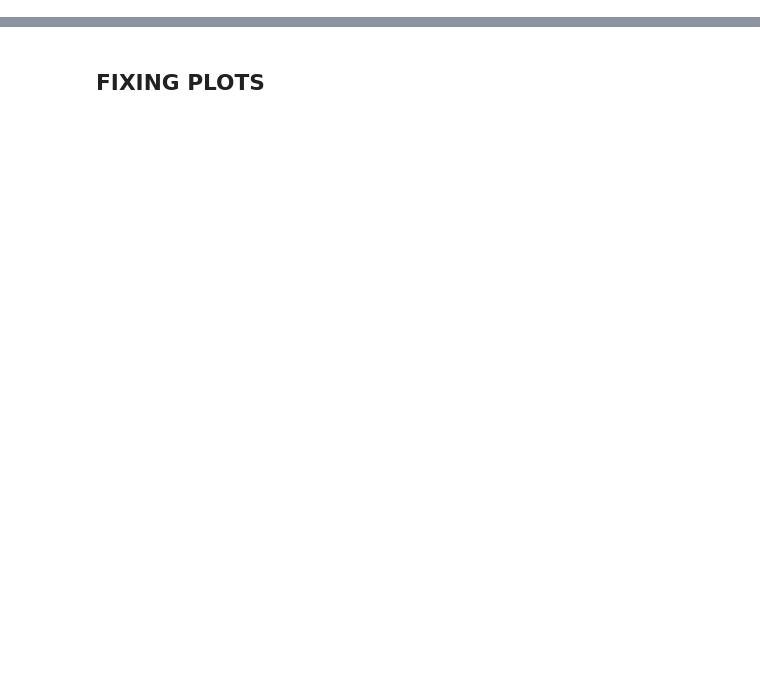
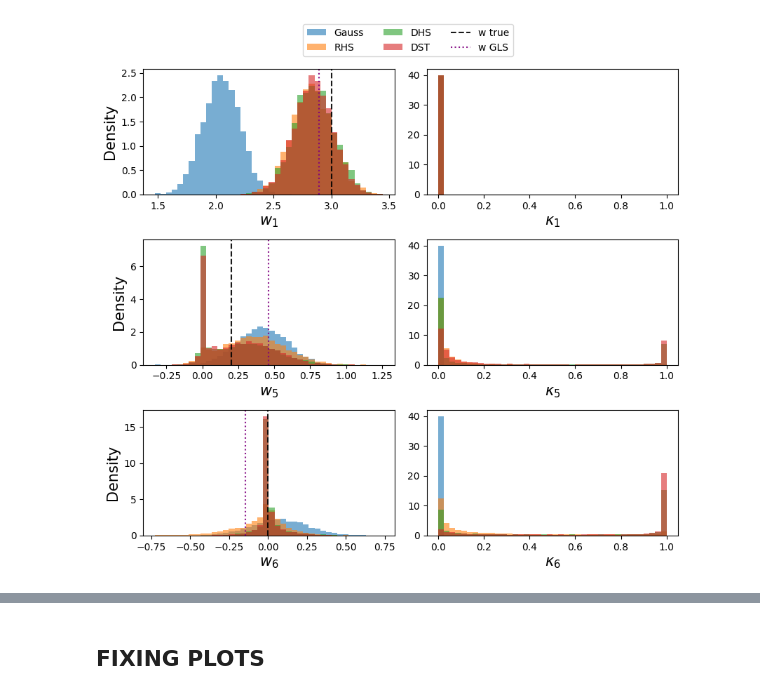
Before and after one commit to AugustArnstad/shrinkage_priors_in_BNNs, a Jupyter notebook: linreg.ipynb, the cells around one changed output, grey strips where cells are left out. Saved outputs shown, nothing was run; the diff lists cells and outputs as text; code cells hidden in the pictures; blank space fills up the shorter version.

```diff
--- a/linreg.ipynb
+++ b/linreg.ipynb
@@ -322,13 +360,13 @@ def common_bins(*arrays, bins=40, range=None):
     data = np.concatenate([a.ravel() for a in arrays])
     return np.histogram_bin_edges(data, bins=bins, range=range)
 
-fig, axes = plt.subplots(len(idxs), 2, figsize=(8, 8), sharex=False, sharey=False)
-fig.suptitle(
-    fr"Posterior samples of $\kappa$ and $w$, $\rho={rho_to_plot}$",
-    fontsize=12,
-    x=0.4,              # explicitly center horizontally
-    ha='center'         # horizontal alignment
-)
+fig, axes = plt.subplots(len(idxs), 2, figsize=(10, 8), sharex=False, sharey=False)
+# fig.suptitle(
+#     fr"Posterior samples of $\kappa$ and $w$, $\rho={rho_to_plot}$",
+#     fontsize=12,
+#     x=0.4,              # explicitly center horizontally
+#     ha='center'         # horizontal alignment
+# )
 
 for row, j in enumerate(idxs):
     ax_kappa = axes[row, 1]
@@ -337,37 +375,41 @@ for row, j in enumerate(idxs):
     # --- Kappa posterior ---
     bins_kappa = common_bins(kappa_gauss[:, j], kappa_RHS[:, j], kappa_DHS[:, j], kappa_DST[:, j],
                              bins=40, range=(0, 1.0))
     ax_kappa.hist(kappa_gauss[:, j], bins=bins_kappa, alpha=0.6, label="Gauss", density=True, color = "C0")
     ax_kappa.hist(kappa_RHS[:, j], bins=bins_kappa, alpha=0.6, label="RHS", density=True, color = "C1")
     ax_kappa.hist(kappa_DHS[:, j], bins=bins_kappa, alpha=0.6, label="DHS", density=True, color = "C2")
     ax_kappa.hist(kappa_DST[:, j], bins=bins_kappa, alpha=0.6, label="DST", density=True, color = "C3")
     #ax_kappa.hist(kappa_BHS[:, j], bins=bins_kappa, alpha=0.6, label="BHS", density=True, color = "C4")
     #ax_kappa.hist(kappa_BST[:, j], bins=bins_kappa, alpha=0.6, label="BST", density=True, color = "C5")
-    ax_kappa.set_xlabel(fr"$\kappa_{j+1}$")
+    ax_kappa.set_xlabel(fr"$\kappa_{j+1}$", fontsize=15)
     #if row == 0:
-    ax_kappa.set_ylabel("Density")
+    #ax_kappa.set_ylabel("Density")
     #ax_kappa.set_title(f"Kappa, {titles[j]}")
 
     # --- Beta posterior ---
     bins_beta = common_bins(beta_gauss[:, j], beta_RHS[:, j], beta_DHS[:, j], beta_DST[:, j], bins=40)
     ax_beta.hist(beta_gauss[:, j], bins=bins_beta, alpha=0.6, label="Gauss", density=True)
     ax_beta.hist(beta_RHS[:, j], bins=bins_beta, alpha=0.6, label="RHS", density=True, color = "C1")
     ax_beta.hist(beta_DHS[:, j], bins=bins_beta, alpha=0.6, label="DHS", density=True, color = "C2")
     ax_beta.hist(beta_DST[:, j], bins=bins_beta, alpha=0.6, label="DST", density=True, color = "C3")
     #ax_beta.hist(beta_BHS[:, j], bins=bins_beta, alpha=0.6, label="BHS", density=True, color = "C4")
     #ax_beta.hist(beta_BST[:, j], bins=bins_beta, alpha=0.6, label="BST", density=True, color = "C5")
     # Add true and GLS lines
     ax_beta.axvline(beta_true_vals[j], alpha=0.9, label="w true", color="black", linestyle="--")
     ax_beta.axvline(beta_GLS[j], alpha=0.9, label="w GLS", color="purple", linestyle=":")
-    ax_beta.set_xlabel(fr"$w_{j+1}$")
+    ax_beta.set_xlabel(fr"$w_{j+1}$", fontsize=15)
+    ax_beta.set_ylabel("Density", fontsize=15)
     #ax_beta.set_title(f"Beta, {titles[j]}")
 
 # One legend for beta panels
 handles, labels = axes[0, 0].get_legend_handles_labels()
 
-fig.legend(handles, labels, loc="upper center", ncol=3, bbox_to_anchor=(0.4, 0.955))
+fig.legend(handles, labels, loc="upper center", ncol=3, bbox_to_anchor=(0.45, 1))
 fig.tight_layout(rect=[0, 0, 0.85, 0.93])
+fig.savefig("figures_for_use_in_paper/w_vs_kappa.pdf", bbox_inches="tight")
 plt.show()
+# %% [output]
+[figure, added]
 # %%
 
 # ------------------------------------------------------
```
Also changed, not shown: parts of 5 cells of this notebook, 23 other files.
